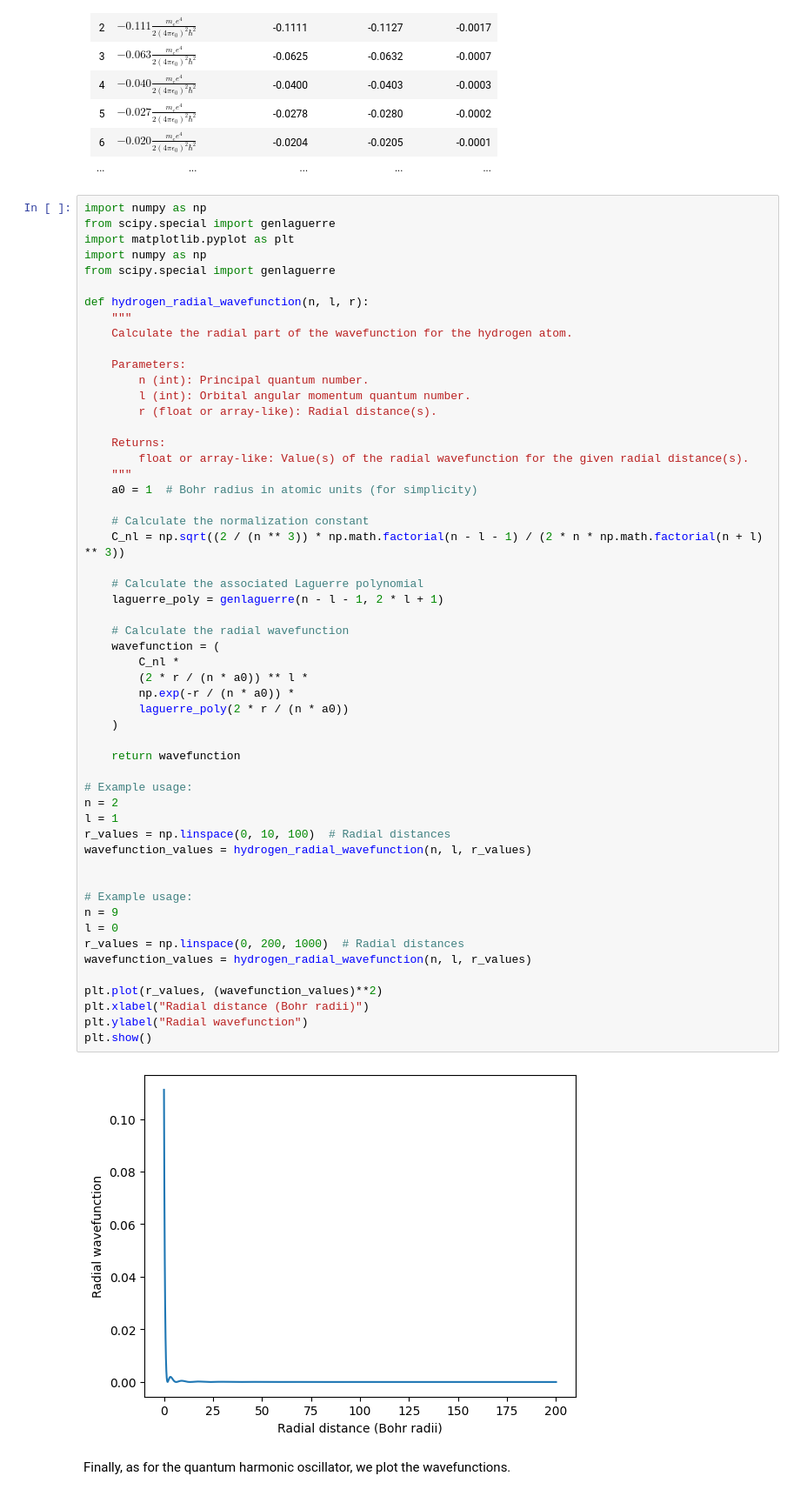
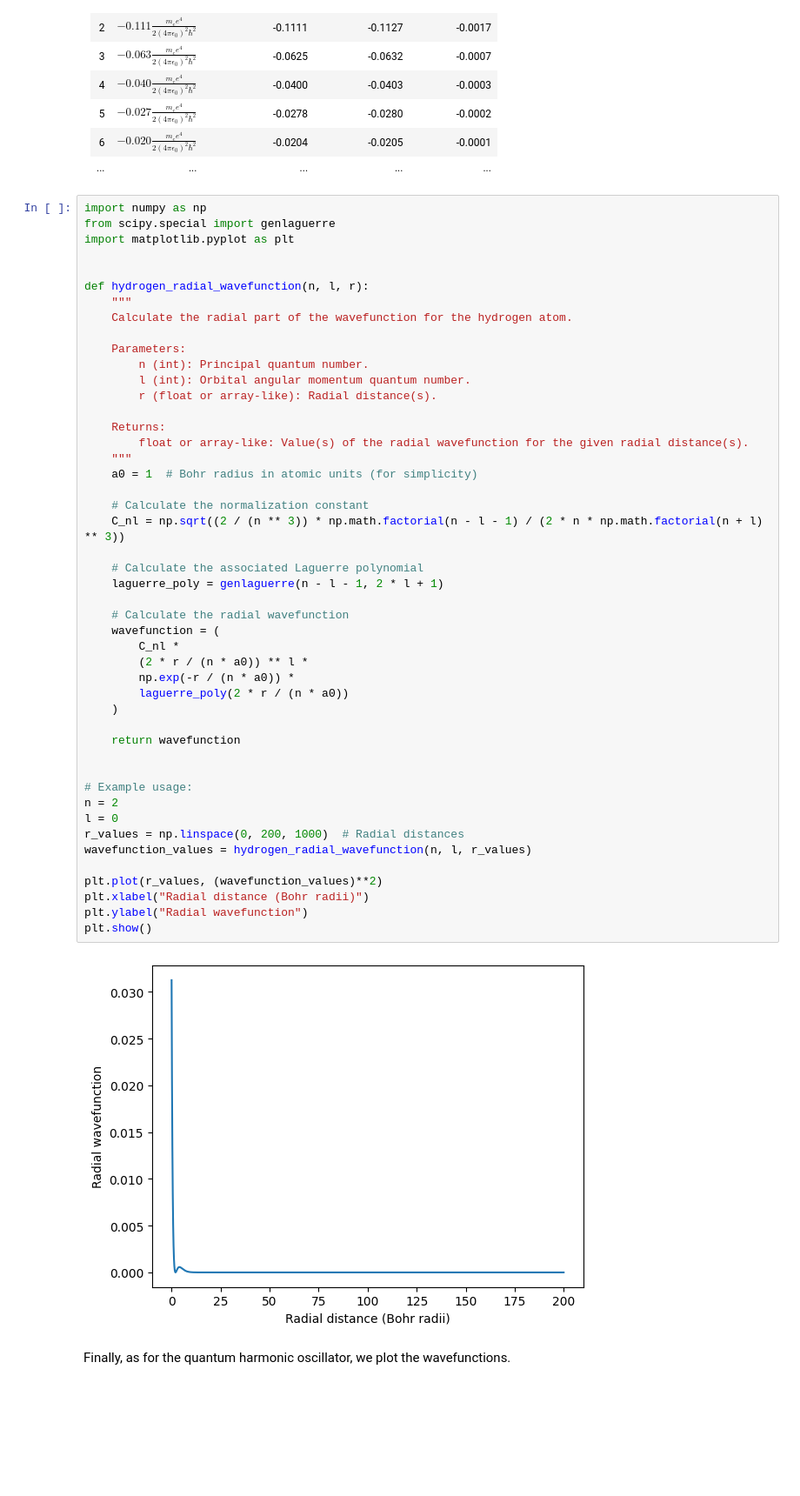
Before and after one commit to Adillwma/QuantumHarmonics, a Jupyter notebook: development.ipynb, the cells around one changed output. Shown at 87% size. Saved outputs shown, nothing was run; the diff lists cells and outputs as text; blank space fills up the shorter version.

```diff
--- a/development.ipynb
+++ b/development.ipynb
@@ -825,8 +825,7 @@ print(convert_potential_to_eV(np.array(hydrogen_analytical_e_vals(10)[0])))
 import numpy as np
 from scipy.special import genlaguerre
 import matplotlib.pyplot as plt
-import numpy as np
-from scipy.special import genlaguerre
+
 
 def hydrogen_radial_wavefunction(n, l, r):
     """
@@ -842,41 +841,35 @@ def hydrogen_radial_wavefunction(n, l, r):
     """
     a0 = 1  # Bohr radius in atomic units (for simplicity)
 
     # Calculate the normalization constant
     C_nl = np.sqrt((2 / (n ** 3)) * np.math.factorial(n - l - 1) / (2 * n * np.math.factorial(n + l) ** 3))
 
     # Calculate the associated Laguerre polynomial
     laguerre_poly = genlaguerre(n - l - 1, 2 * l + 1)
 
     # Calculate the radial wavefunction
     wavefunction = (
         C_nl *
         (2 * r / (n * a0)) ** l *
         np.exp(-r / (n * a0)) *
         laguerre_poly(2 * r / (n * a0))
     )
 
     return wavefunction
 
+
 # Example usage:
 n = 2
-l = 1
-r_values = np.linspace(0, 10, 100)  # Radial distances
-wavefunction_values = hydrogen_radial_wavefunction(n, l, r_values)
-
-
-# Example usage:
-n = 9
 l = 0
 r_values = np.linspace(0, 200, 1000)  # Radial distances
 wavefunction_values = hydrogen_radial_wavefunction(n, l, r_values)
 
 plt.plot(r_values, (wavefunction_values)**2)
 plt.xlabel("Radial distance (Bohr radii)")
 plt.ylabel("Radial wavefunction")
 plt.show()
 # %% [output]
-[figure, old version]
+[figure, new version]
 # %% [markdown]
 Finally, as for the quantum harmonic oscillator, we plot the wavefunctions.
 # %%
```
Also changed, not shown: 1 other file.
